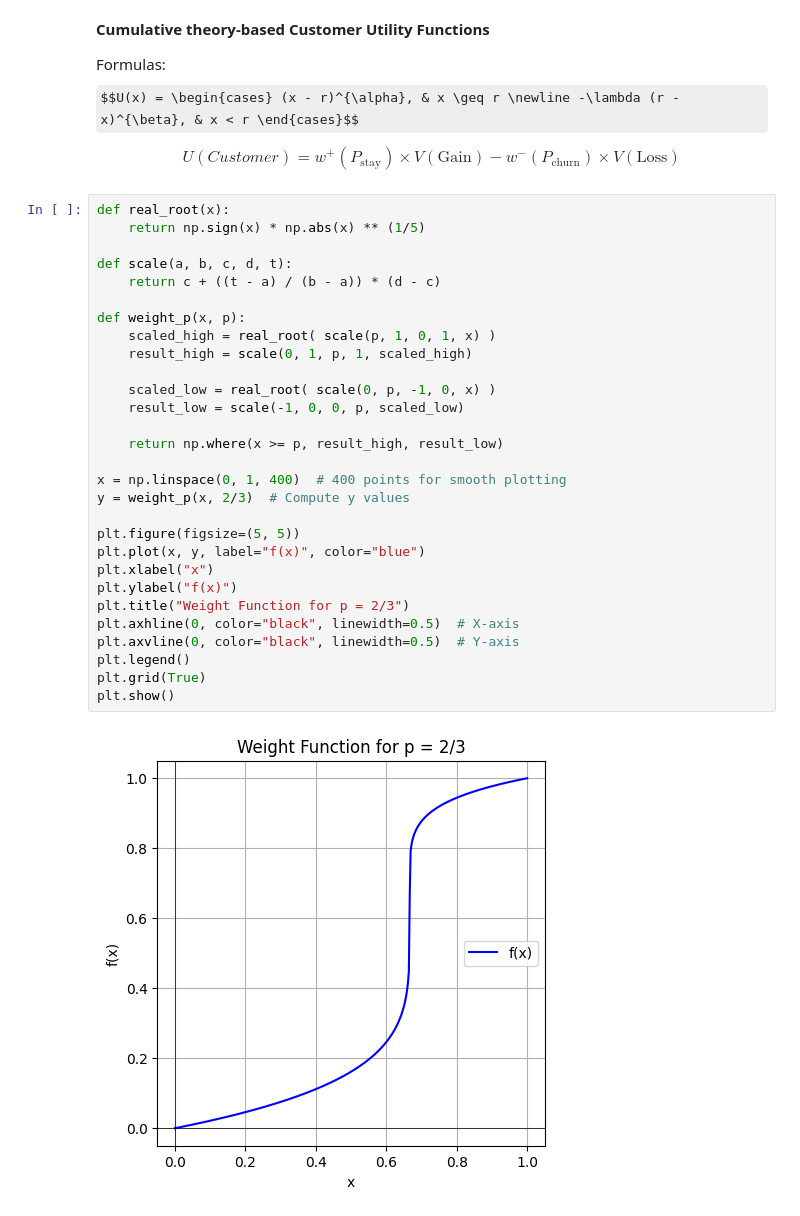
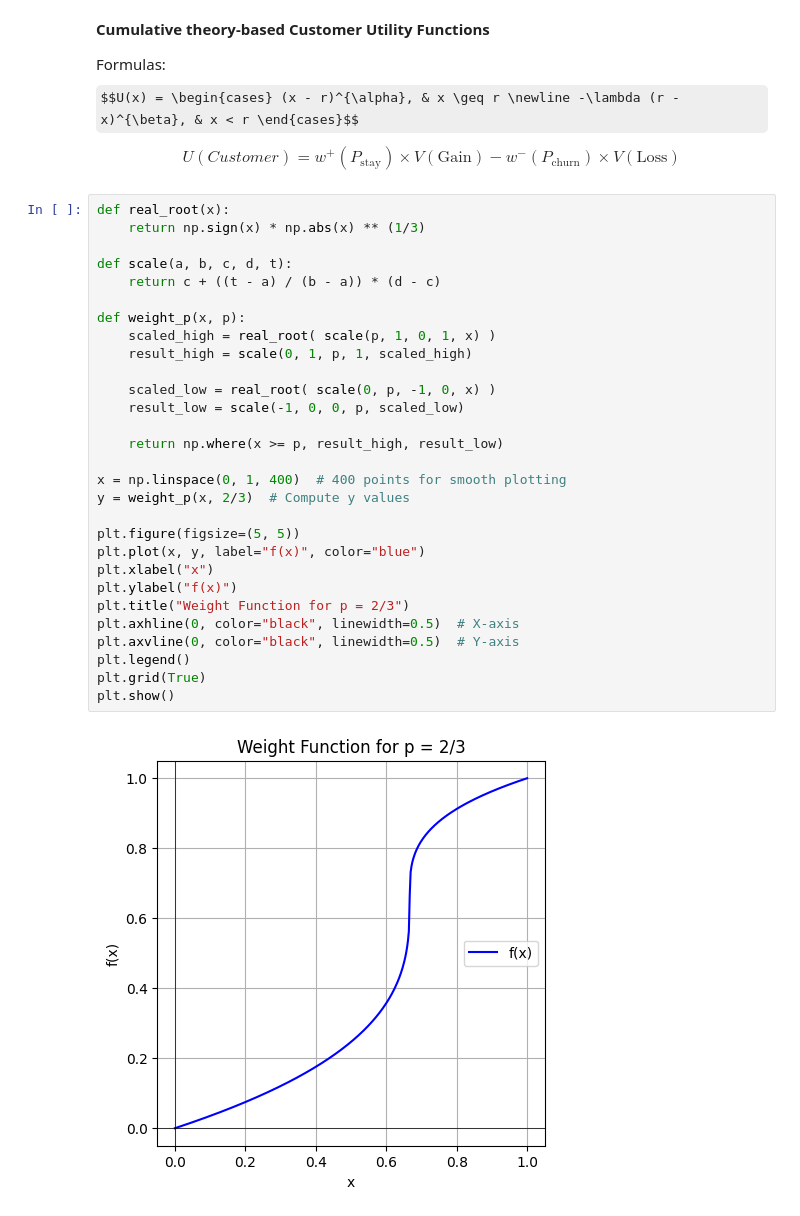
Before and after one commit to mehalyna/nlp-fuzzy, a Jupyter notebook: src/churn-retail.ipynb, the cells around one changed output. Drawn from its saved outputs; the diff is of its cells as text; some formulas as TeX source.

```diff
--- a/src/churn-retail.ipynb
+++ b/src/churn-retail.ipynb
@@ -305,35 +305,35 @@ $$U(x) = \begin{cases} (x - r)^{\alpha}, & x \geq r \newline -\lambda (r - x)^{\
 $$U(Customer) = w^+(P_{\text{stay}})\times V(\text{Gain}) - w^-(P_{\text{churn}})\times V(\text{Loss})$$
 # %%
 def real_root(x):
-    return np.sign(x) * np.abs(x) ** (1/5)
+    return np.sign(x) * np.abs(x) ** (1/3)
 
 def scale(a, b, c, d, t):
     return c + ((t - a) / (b - a)) * (d - c)
 
 def weight_p(x, p):
     scaled_high = real_root( scale(p, 1, 0, 1, x) )
     result_high = scale(0, 1, p, 1, scaled_high)
 
     scaled_low = real_root( scale(0, p, -1, 0, x) )
     result_low = scale(-1, 0, 0, p, scaled_low)
 
     return np.where(x >= p, result_high, result_low)
 
 x = np.linspace(0, 1, 400)  # 400 points for smooth plotting
 y = weight_p(x, 2/3)  # Compute y values
 
 plt.figure(figsize=(5, 5))
 plt.plot(x, y, label="f(x)", color="blue")
 plt.xlabel("x")
 plt.ylabel("f(x)")
 plt.title("Weight Function for p = 2/3")
 plt.axhline(0, color="black", linewidth=0.5)  # X-axis
 plt.axvline(0, color="black", linewidth=0.5)  # Y-axis
 plt.legend()
 plt.grid(True)
 plt.show()
 # %% [output]
-[figure, old version]
+[figure, new version]
 # %%
 # Parameters based on typical Prospect Theory values (can be calibrated later)
 alpha = 0.5      # sensitivity parameter for gains
```
Also changed, not shown: parts of 3 cells of this notebook, 1 other file.
